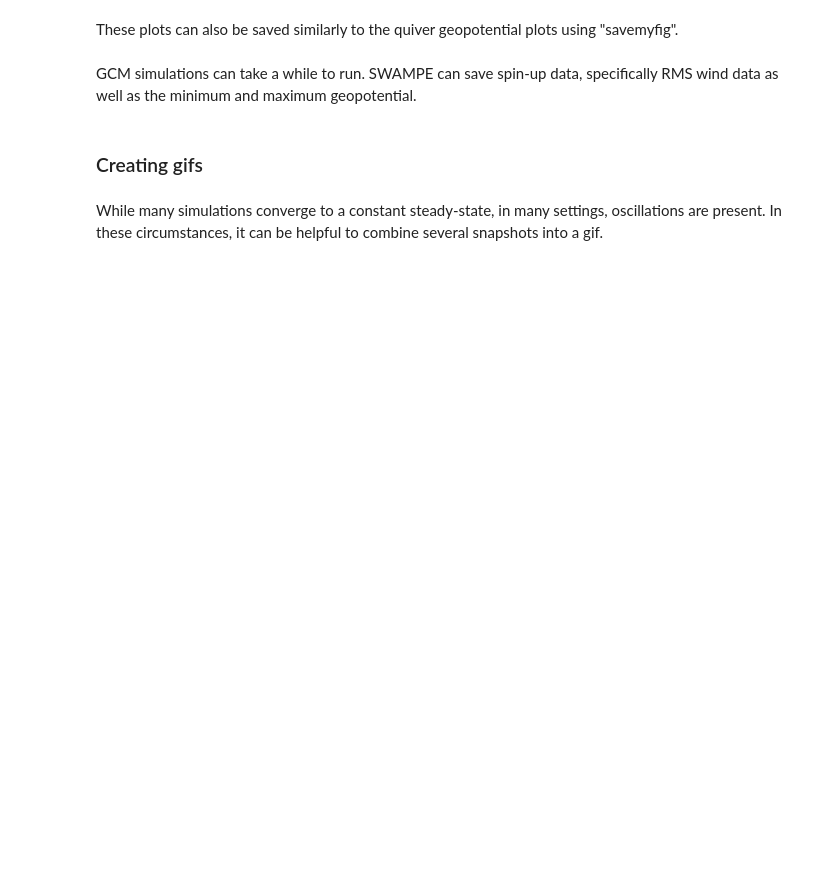
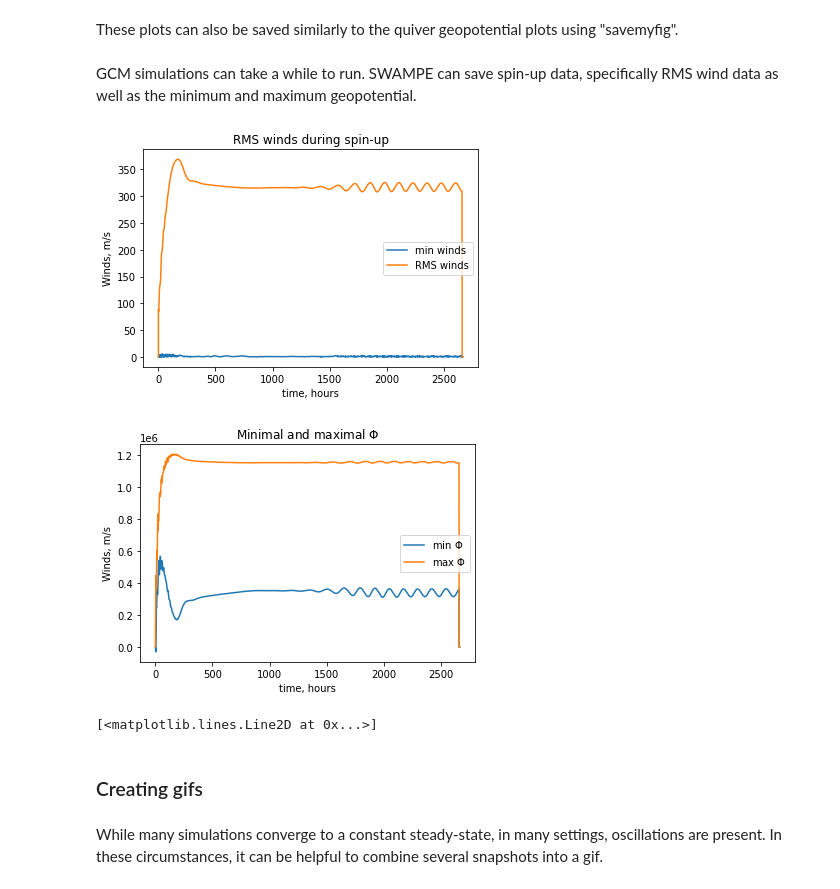
Before and after one commit to kathlandgren/SWAMPE, a Jupyter notebook: docs/source/notebooks/plotting.ipynb, the cells around one changed output. Cells and saved outputs as stored; diff of their text form; code cells hidden in the pictures; blank space fills up the shorter version.

```diff
--- a/docs/source/notebooks/plotting.ipynb
+++ b/docs/source/notebooks/plotting.ipynb
@@ -109,3 +102,17 @@ GCM simulations can take a while to run. SWAMPE can save spin-up data, specifica
+# %%
+#load RMS winds
+data_dir_spinup = os.path.abspath('../../../SWAMPE/reference_data/spinup_data/')+'\\'
+spinup_winds=SWAMPE.continuation.read_pickle('spinup-winds',custompath=data_dir_spinup)
+spinup_geopot=SWAMPE.continuation.read_pickle('spinup-geopot',custompath=data_dir_spinup)
+# %%
+# plot RMS winds
+SWAMPE.plotting.spinup_plot(spinup_winds,30)
+#plot minimal and maximal geopotential
+SWAMPE.plotting.spinup_plot(spinup_geopot,30,customlegend=['min $\Phi$','max $\Phi$'],customtitle='Minimal and maximal $\Phi$')
+# %% [output]
+[figure, added]
+[figure, added]
+[<matplotlib.lines.Line2D at 0x...>]
 # %% [markdown]
 ### Creating gifs
 # %% [markdown]
```
Also changed, not shown: parts of 8 cells of this notebook, 10 other files.
